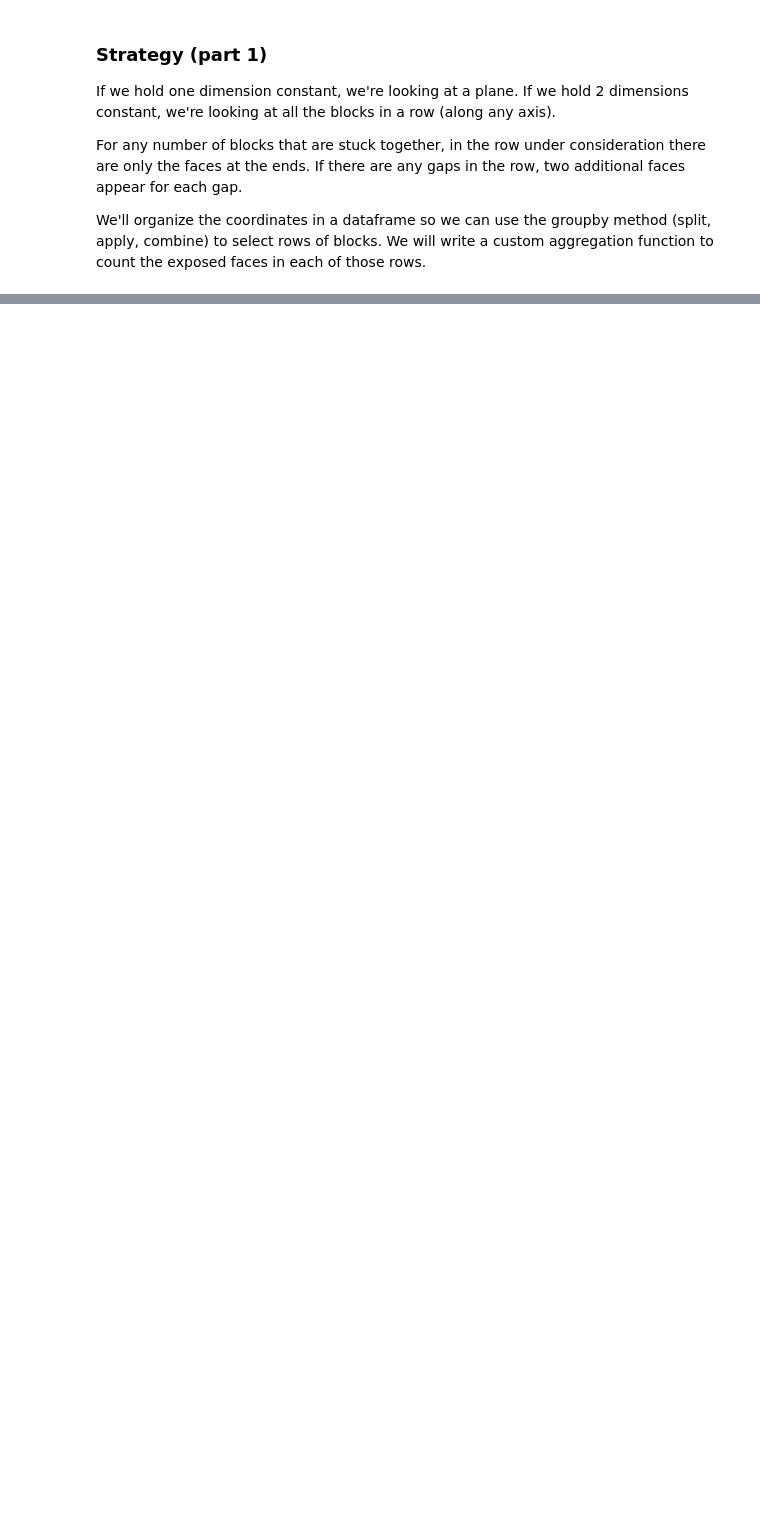
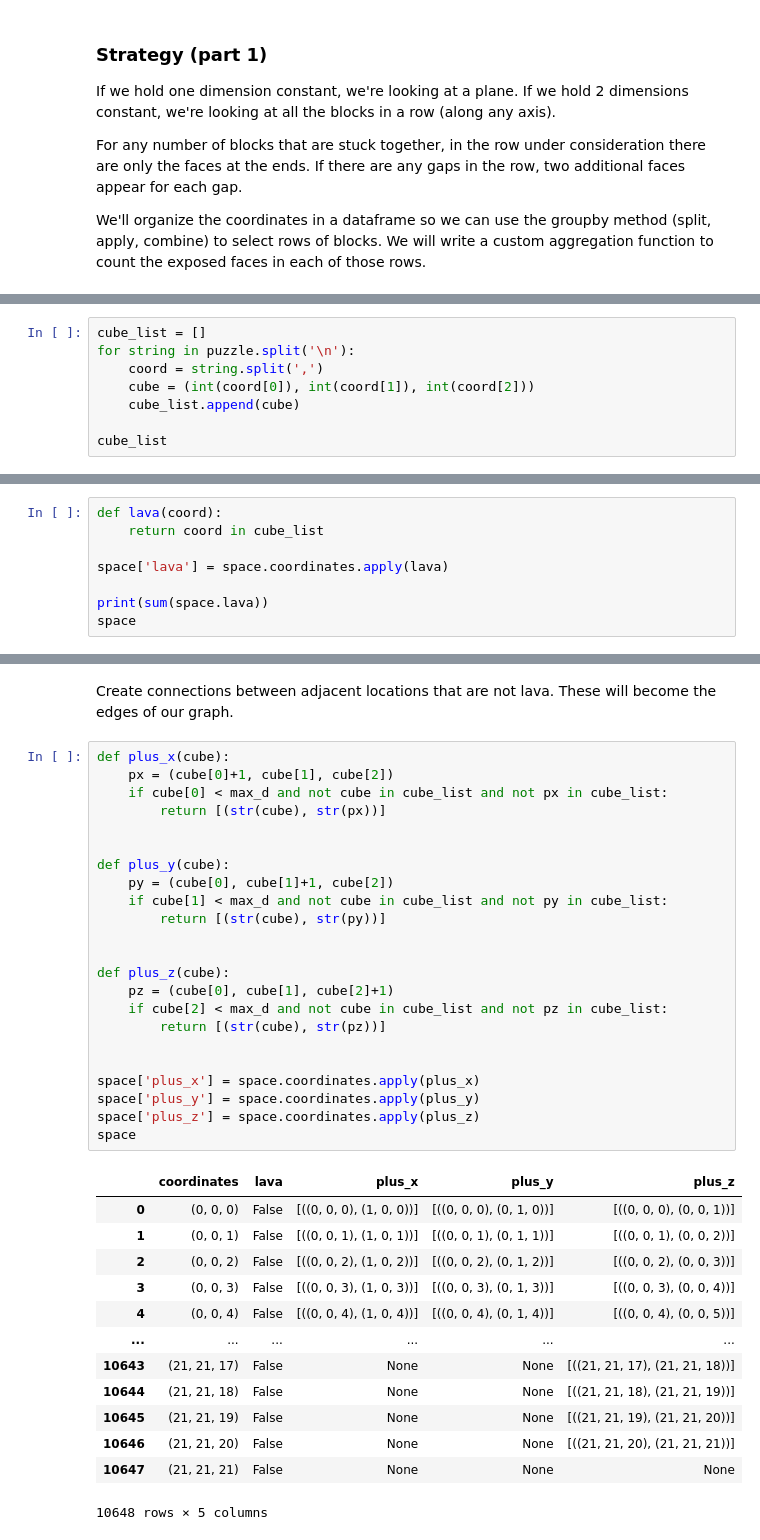
Before and after one commit to marilang/AoC2022, a Jupyter notebook: Day 18 Boiling Boulders.ipynb, the cells around one changed output, grey strips where cells are left out. Drawn from its saved outputs; the diff is of its cells as text; blank space fills up the shorter version.

```diff
--- a/Day 18 Boiling Boulders.ipynb
+++ b/Day 18 Boiling Boulders.ipynb
@@ -80,0 +112,8 @@ Count the exterior faces only.
+# %%
+cube_list = []
+for string in puzzle.split('\n'):
+    coord = string.split(',')
+    cube = (int(coord[0]), int(coord[1]), int(coord[2]))
+    cube_list.append(cube)
+
+cube_list
@@ -80,0 +140,8 @@ Count the exterior faces only.
+# %%
+def lava(coord):
+    return coord in cube_list
+
+space['lava'] = space.coordinates.apply(lava)
+
+print(sum(space.lava))
+space
@@ -80,0 +178,39 @@ Count the exterior faces only.
+# %% [markdown]
+Create connections between adjacent locations that are not lava. These will become the edges of our graph.
+# %%
+def plus_x(cube):
+    px = (cube[0]+1, cube[1], cube[2])
+    if cube[0] < max_d and not cube in cube_list and not px in cube_list:
+        return [(str(cube), str(px))]
+
+
+def plus_y(cube):
+    py = (cube[0], cube[1]+1, cube[2])
+    if cube[1] < max_d and not cube in cube_list and not py in cube_list:
+        return [(str(cube), str(py))]
+
+
+def plus_z(cube):
+    pz = (cube[0], cube[1], cube[2]+1)
+    if cube[2] < max_d and not cube in cube_list and not pz in cube_list:
+        return [(str(cube), str(pz))]
+
+
+space['plus_x'] = space.coordinates.apply(plus_x)
+space['plus_y'] = space.coordinates.apply(plus_y)
+space['plus_z'] = space.coordinates.apply(plus_z)
+space
+# %% [output]
+|  | coordinates | lava | plus_x | plus_y | plus_z |
+| 0 | (0, 0, 0) | False | [((0, 0, 0), (1, 0, 0))] | [((0, 0, 0), (0, 1, 0))] | [((0, 0, 0), (0, 0, 1))] |
+| 1 | (0, 0, 1) | False | [((0, 0, 1), (1, 0, 1))] | [((0, 0, 1), (0, 1, 1))] | [((0, 0, 1), (0, 0, 2))] |
+| 2 | (0, 0, 2) | False | [((0, 0, 2), (1, 0, 2))] | [((0, 0, 2), (0, 1, 2))] | [((0, 0, 2), (0, 0, 3))] |
+| 3 | (0, 0, 3) | False | [((0, 0, 3), (1, 0, 3))] | [((0, 0, 3), (0, 1, 3))] | [((0, 0, 3), (0, 0, 4))] |
+| 4 | (0, 0, 4) | False | [((0, 0, 4), (1, 0, 4))] | [((0, 0, 4), (0, 1, 4))] | [((0, 0, 4), (0, 0, 5))] |
+| ... | ... | ... | ... | ... | ... |
+| 10643 | (21, 21, 17) | False | None | None | [((21, 21, 17), (21, 21, 18))] |
+| 10644 | (21, 21, 18) | False | None | None | [((21, 21, 18), (21, 21, 19))] |
+| 10645 | (21, 21, 19) | False | None | None | [((21, 21, 19), (21, 21, 20))] |
+| 10646 | (21, 21, 20) | False | None | None | [((21, 21, 20), (21, 21, 21))] |
+| 10647 | (21, 21, 21) | False | None | None | None |
+10648 rows × 5 columns
```
Also changed, not shown: parts of 24 cells of this notebook.
